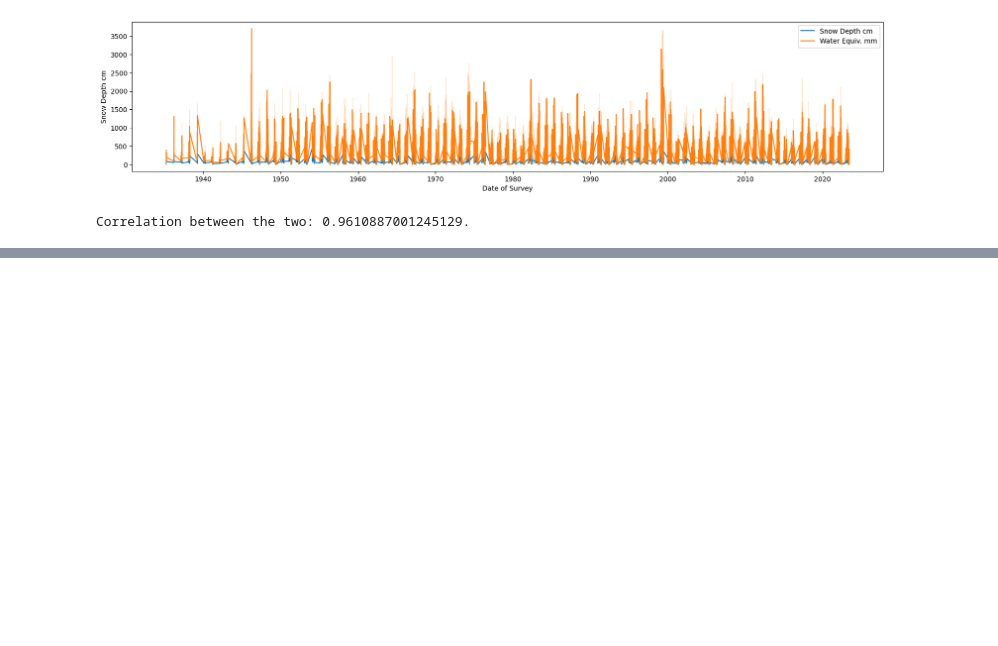
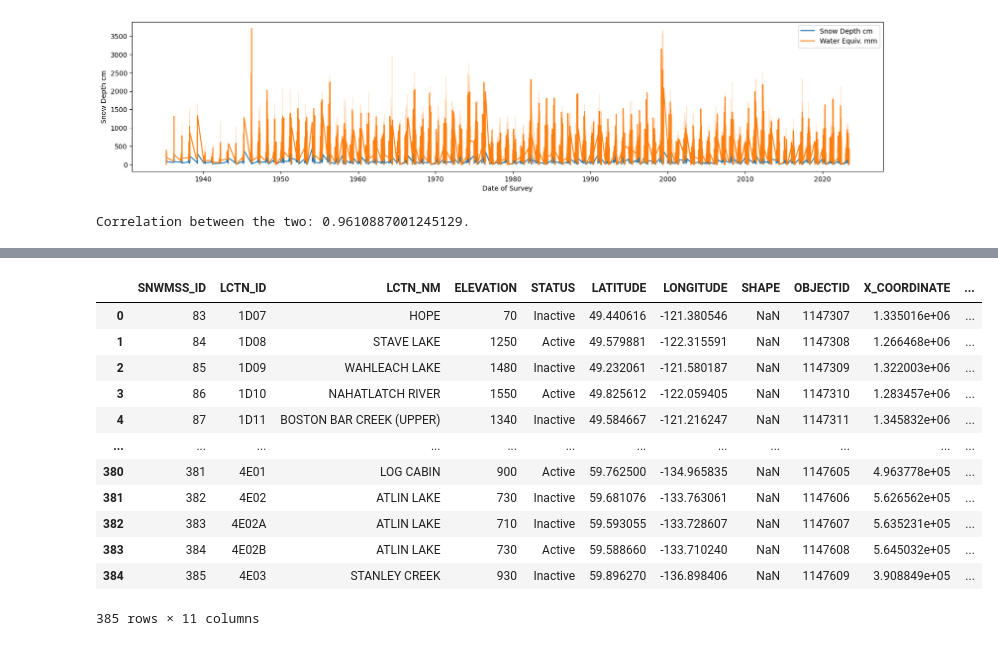
Before and after one commit to Oliver2552/Snow_Depth_Patterns_BC, a Jupyter notebook: src/snow_survey_EDA.ipynb, the cells around one changed output, grey strips where cells are left out. Saved outputs shown, nothing was run; the diff lists cells and outputs as text; code cells hidden in the pictures; blank space fills up the shorter version.

```diff
--- a/src/snow_survey_EDA.ipynb
+++ b/src/snow_survey_EDA.ipynb
@@ -446,0 +505,18 @@ Correlation between the two: 0.9610887001245129.
+# %%
+# a merge may not initially work as the LCTN_NM (snow course name) values are not in upper, so lets do that:
+snow_course_latlon['LCTN_NM'] = snow_course_latlon['LCTN_NM'].str.upper()
+snow_course_latlon
+# %% [output]
+|  | SNWMSS_ID | LCTN_ID | LCTN_NM | ELEVATION | STATUS | LATITUDE | LONGITUDE | SHAPE | OBJECTID | X_COORDINATE | ... |
+| 0 | 83 | 1D07 | HOPE | 70 | Inactive | 49.440616 | -121.380546 | NaN | 1147307 | 1.335016e+06 | ... |
+| 1 | 84 | 1D08 | STAVE LAKE | 1250 | Active | 49.579881 | -122.315591 | NaN | 1147308 | 1.266468e+06 | ... |
+| 2 | 85 | 1D09 | WAHLEACH LAKE | 1480 | Inactive | 49.232061 | -121.580187 | NaN | 1147309 | 1.322003e+06 | ... |
+| 3 | 86 | 1D10 | NAHATLATCH RIVER | 1550 | Active | 49.825612 | -122.059405 | NaN | 1147310 | 1.283457e+06 | ... |
+| 4 | 87 | 1D11 | BOSTON BAR CREEK (UPPER) | 1340 | Inactive | 49.584667 | -121.216247 | NaN | 1147311 | 1.345832e+06 | ... |
+| ... | ... | ... | ... | ... | ... | ... | ... | ... | ... | ... | ... |
+| 380 | 381 | 4E01 | LOG CABIN | 900 | Active | 59.762500 | -134.965835 | NaN | 1147605 | 4.963778e+05 | ... |
+| 381 | 382 | 4E02 | ATLIN LAKE | 730 | Inactive | 59.681076 | -133.763061 | NaN | 1147606 | 5.626562e+05 | ... |
+| 382 | 383 | 4E02A | ATLIN LAKE | 710 | Inactive | 59.593055 | -133.728607 | NaN | 1147607 | 5.635231e+05 | ... |
+| 383 | 384 | 4E02B | ATLIN LAKE | 730 | Active | 59.588660 | -133.710240 | NaN | 1147608 | 5.645032e+05 | ... |
+| 384 | 385 | 4E03 | STANLEY CREEK | 930 | Inactive | 59.896270 | -136.898406 | NaN | 1147609 | 3.908849e+05 | ... |
+385 rows × 11 columns
```
Also changed, not shown: parts of 6 cells of this notebook, 1 other file.
